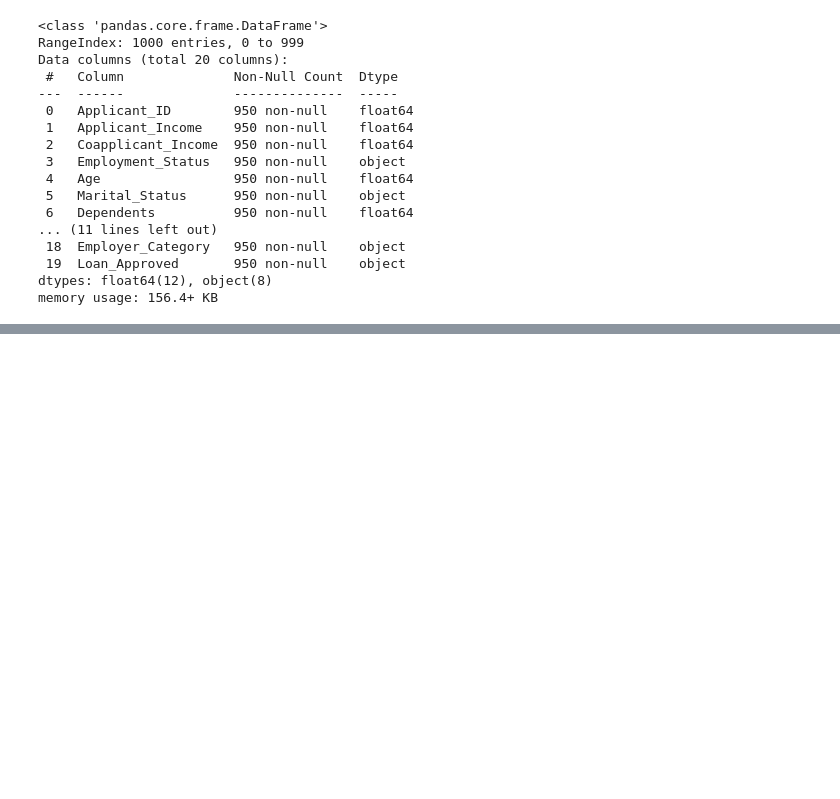
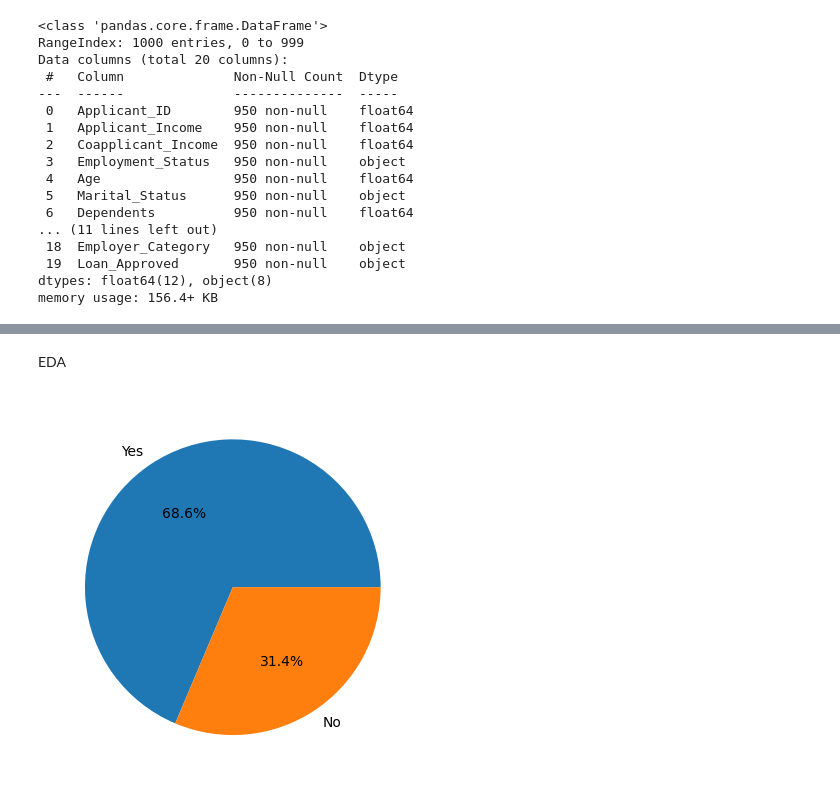
Before and after one commit to nipun-davasam/ML-Projects, a Jupyter notebook: CreditWise Loan System/code.ipynb, the cells around one changed output, grey strips where cells are left out. Cells and saved outputs as stored; diff of their text form; code cells hidden in the pictures; blank space fills up the shorter version.

```diff
--- a/CreditWise Loan System/code.ipynb
+++ b/CreditWise Loan System/code.ipynb
@@ -49,4 +81,17 @@ memory usage: 156.4+ KB
 # %%
+# claening missing data
 df.dropna(subset=["Loan_Approved"],inplace=True)
+# df.dropna(subset=["Applicant_Income", "Coapplicant_Income"], how="all",inplace=True)
+categorical_cols=df.select_dtypes(include=["object"]).columns
+numerical_cols=df.select_dtypes(include=["number"]).columns
+
+num_im=SimpleImputer(strategy="mean")
+df[numerical_cols]=num_im.fit_transform(df[numerical_cols])
+
+cat_im=SimpleImputer(strategy="most_frequent")
+df[categorical_cols]=cat_im.fit_transform(df[categorical_cols])
+
+# dropping irrevalnt colums for model
+df.drop(columns=["Applicant_ID","Dependents"],inplace=True,axis=1)
 df.shape
 # %% [output]
@@ -65,0 +121,8 @@ df.describe()
+# %% [markdown]
+EDA
+# %%
+# checking the data balance of approval rate
+plt.pie(df["Loan_Approved"].value_counts(),labels=["Yes","No"],autopct="%1.1f%%")
+plt.show()
+# %% [output]
+[figure, added]
```
Also changed, not shown: parts of 21 cells of this notebook.
